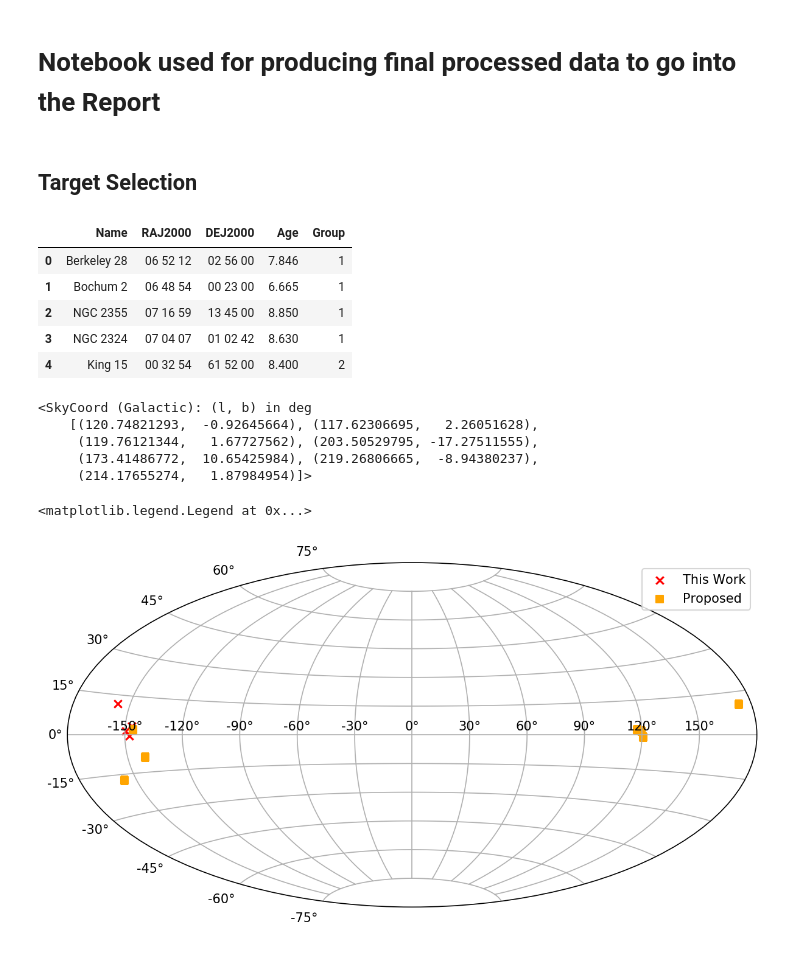
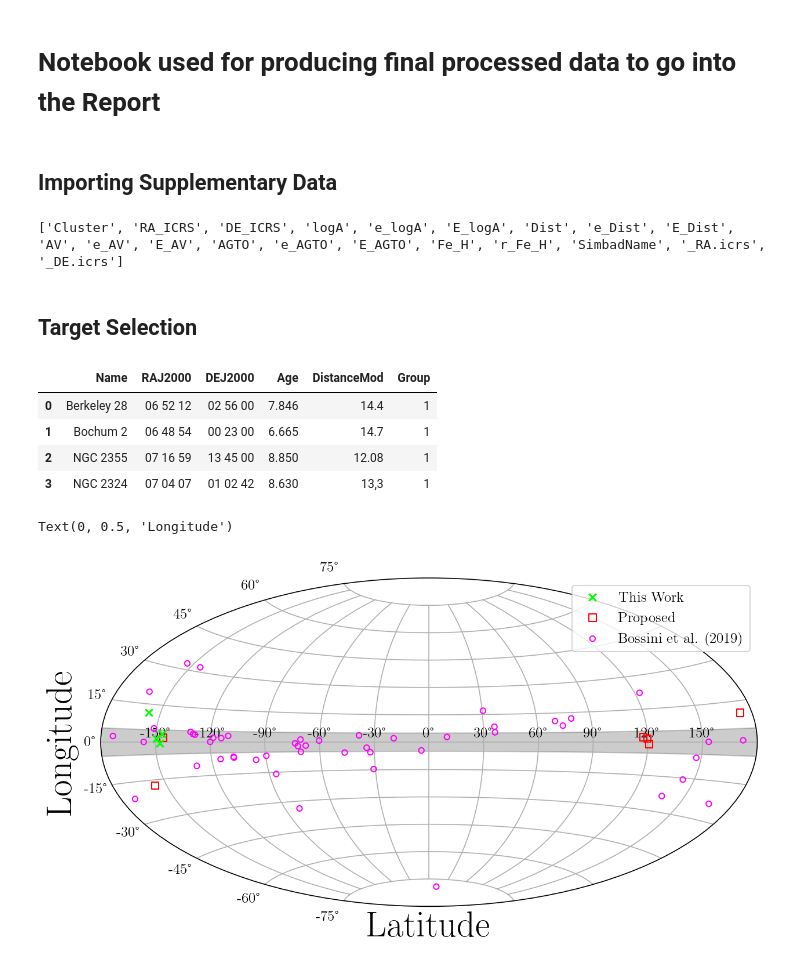
Before and after one commit to OwenJohnsons/Final_Year_Project, a Jupyter notebook: Code/final_plots.ipynb, the cells around one changed output. Drawn from its saved outputs; the diff is of its cells as text; code cells hidden in the pictures.

```diff
--- a/Code/final_plots.ipynb
+++ b/Code/final_plots.ipynb
@@ -12,7 +13,7 @@ plt.rcParams["figure.figsize"] = (10,10)
 plt.rcParams["figure.dpi"] = 100
 plt.rc('font', family = 'serif', serif = 'cmr10')
 plt.rcParams.update({# Use mathtext, not LaTeX
-                            'text.usetex': False,
+                            'text.usetex': True,
                             # Use the Computer modern font
                             'font.family': 'serif',
                             'font.serif': 'cmr10',
@@ -25,18 +26,27 @@ plt.rcParams['axes.labelsize'] = 30
 plt.rcParams['axes.spines.right'] = False
 plt.rcParams['axes.spines.top'] = False
 colour_arrays = ['red', 'blue', 'green', 'crimson', 'lime']
+# %% [markdown]
+## Importing Supplementary Data
+# %%
+bossini_et_al = Vizier.get_catalogs('J/A+A/623/A108')[0]
+print(bossini_et_al.keys())
+bossini_dist = bossini_et_al['Dist']; bossini_age = bossini_et_al['logA']
+# %% [output]
+['Cluster', 'RA_ICRS', 'DE_ICRS', 'logA', 'e_logA', 'E_logA', 'Dist', 'e_Dist', 'E_Dist', 'AV', 'e_AV', 'E_AV', 'AGTO', 'e_AGTO', 'E_AGTO', 'Fe_H', 'r_Fe_H', 'SimbadName', '_RA.icrs', '_DE.icrs']
 # %% [markdown]
 ## Target Selection
-# %%
-targets = pd.read_csv('supplementary_data/targetlist.csv')
-targets.head()
-# %% [output]
-|  | Name | RAJ2000 | DEJ2000 | Age | Group |
-| 0 | Berkeley 28 | 06 52 12 | 02 56 00 | 7.846 | 1 |
-| 1 | Bochum 2 | 06 48 54 | 00 23 00 | 6.665 | 1 |
-| 2 | NGC 2355 | 07 16 59 | 13 45 00 | 8.850 | 1 |
-| 3 | NGC 2324 | 07 04 07 | 01 02 42 | 8.630 | 1 |
-| 4 | King 15 | 00 32 54 | 61 52 00 | 8.400 | 2 |
+# %%
+targets = pd.read_csv('supplementary_data/targetlist.csv')
+observed = targets.loc[[np.where(targets['Group'] == 1)][0]]
+proposed = targets.loc[[np.where(targets['Group'] == 2)][0]]
+observed
+# %% [output]
+|  | Name | RAJ2000 | DEJ2000 | Age | DistanceMod | Group |
+| 0 | Berkeley 28 | 06 52 12 | 02 56 00 | 7.846 | 14.4 | 1 |
+| 1 | Bochum 2 | 06 48 54 | 00 23 00 | 6.665 | 14.7 | 1 |
+| 2 | NGC 2355 | 07 16 59 | 13 45 00 | 8.850 | 12.08 | 1 |
+| 3 | NGC 2324 | 07 04 07 | 01 02 42 | 8.630 | 13,3 | 1 |
 # %%
 this_work = SkyCoord(targets['RAJ2000'][np.where(targets['Group'] == 1)[0]], targets['DEJ2000'][np.where(targets['Group'] == 1)[0]], frame='fk5', unit=(u.hourangle, u.deg))
 galtw = this_work.galactic
@@ -44,22 +54,21 @@ galtw = this_work.galactic
 proposed =  SkyCoord(targets['RAJ2000'][np.where(targets['Group'] == 2)[0]], targets['DEJ2000'][np.where(targets['Group'] == 2)[0]], frame='fk5', unit=(u.hourangle, u.deg))
 galprop = proposed.galactic
 
-print(galprop)
+bossini_locations = SkyCoord(bossini_et_al['RA_ICRS'], bossini_et_al['DE_ICRS'], unit=(u.hourangle, u.deg))
+bossini_locations = bossini_locations.galactic
-# %% [output]
-<SkyCoord (Galactic): (l, b) in deg
-    [(120.74821293,  -0.92645664), (117.62306695,   2.26051628),
-     (119.76121344,   1.67727562), (203.50529795, -17.27511555),
-     (173.41486772,  10.65425984), (219.26806665,  -8.94380237),
-     (214.17655274,   1.87984954)]>
 # %%
+plt.rcParams.update({'font.size': 12})
 fig = plt.figure(figsize=(10,5), dpi = 150)
 plt.subplot(111, projection='aitoff')
 
-plt.scatter(galtw.l.wrap_at('180d').radian, galtw.b.radian, marker = 'x', color = 'red', label = 'This Work')
-plt.scatter(galprop.l.wrap_at('180d').radian, galprop.b.radian, marker = 's', color = 'orange', label = 'Proposed')
+plt.scatter(galtw.l.wrap_at('180d').radian, galtw.b.radian, marker = 'x', color = 'lime', label = 'This Work', zorder = 4)
+plt.scatter(galprop.l.wrap_at('180d').radian, galprop.b.radian, marker = 's', facecolor = 'None', edgecolor = 'red', label = 'Proposed', zorder = 3)
+plt.scatter(bossini_locations.l.wrap_at('180d').radian, bossini_locations.b.radian, marker = 'o', facecolor = 'None', edgecolor = 'fuchsia', label = 'Bossini et al. (2019)', zorder = 2, s = 20)
 
+plt.axhspan(np.deg2rad(-5), np.deg2rad(5), alpha=0.2, color='black')
 plt.grid(True)
-plt.legend(loc = 'best')
+plt.legend(loc = 'best', prop={'size': 12})
+plt.xlabel('Latitude'); plt.ylabel('Longitude')
 # %% [output]
-<matplotlib.legend.Legend at 0x...>
+Text(0, 0.5, 'Longitude')
-[figure, old version]
+[figure, new version]
```
Also changed, not shown: parts of 3 cells of this notebook, 14 other files.
